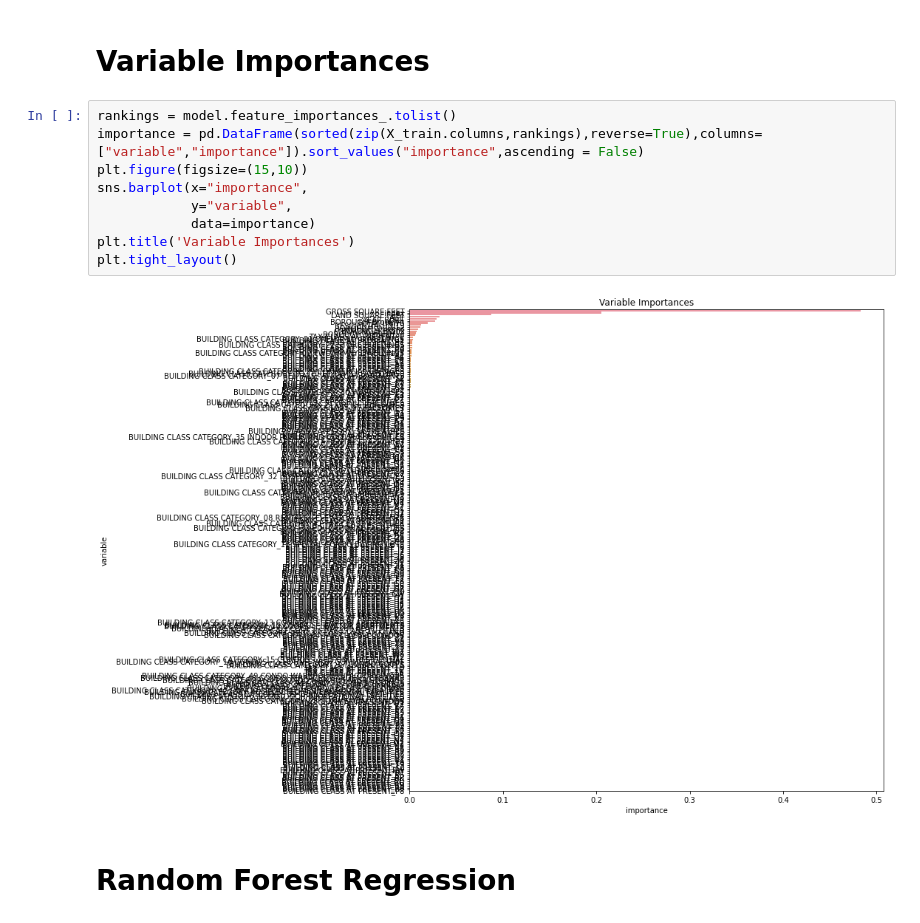
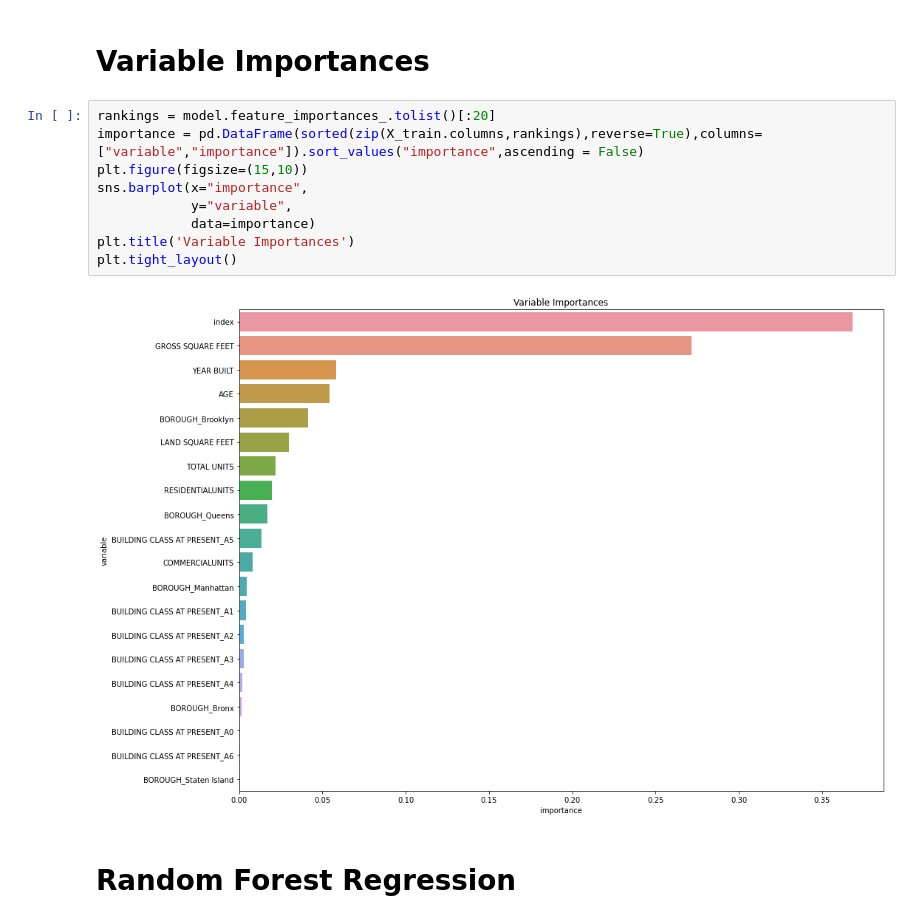
Before and after one commit to neveram/NYC-Housing-Price-Prediction, a Jupyter notebook: NYC Housing Price Prediction.ipynb, the cells around one changed output. Drawn from its saved outputs; the diff is of its cells as text.

```diff
--- a/NYC Housing Price Prediction.ipynb
+++ b/NYC Housing Price Prediction.ipynb
@@ -937,16 +937,16 @@ Text(0.5, 1.0, 'Residual plot of Decision Tree')
 # %% [markdown]
 # Variable Importances
 # %%
-rankings = model.feature_importances_.tolist()
+rankings = model.feature_importances_.tolist()[:20]
 importance = pd.DataFrame(sorted(zip(X_train.columns,rankings),reverse=True),columns=["variable","importance"]).sort_values("importance",ascending = False)
 plt.figure(figsize=(15,10))
 sns.barplot(x="importance",
             y="variable",
             data=importance)
 plt.title('Variable Importances')
 plt.tight_layout()
 # %% [output]
-[figure, old version]
+[figure, new version]
 # %% [markdown]
 # Random Forest Regression
 # %%
```
Also changed, not shown: parts of 10 cells of this notebook.
